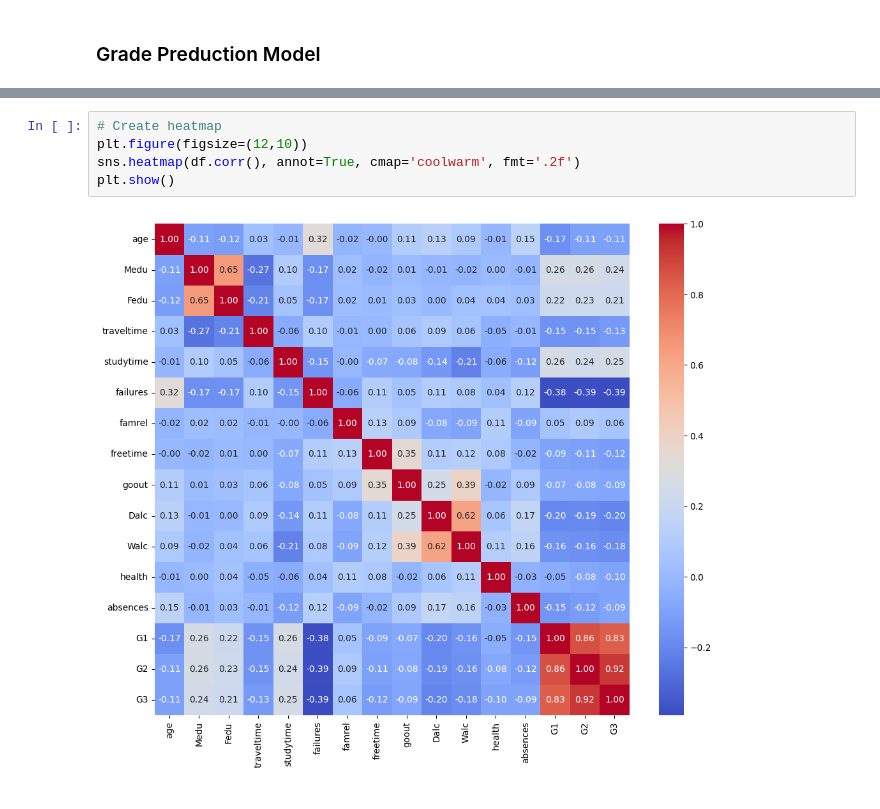
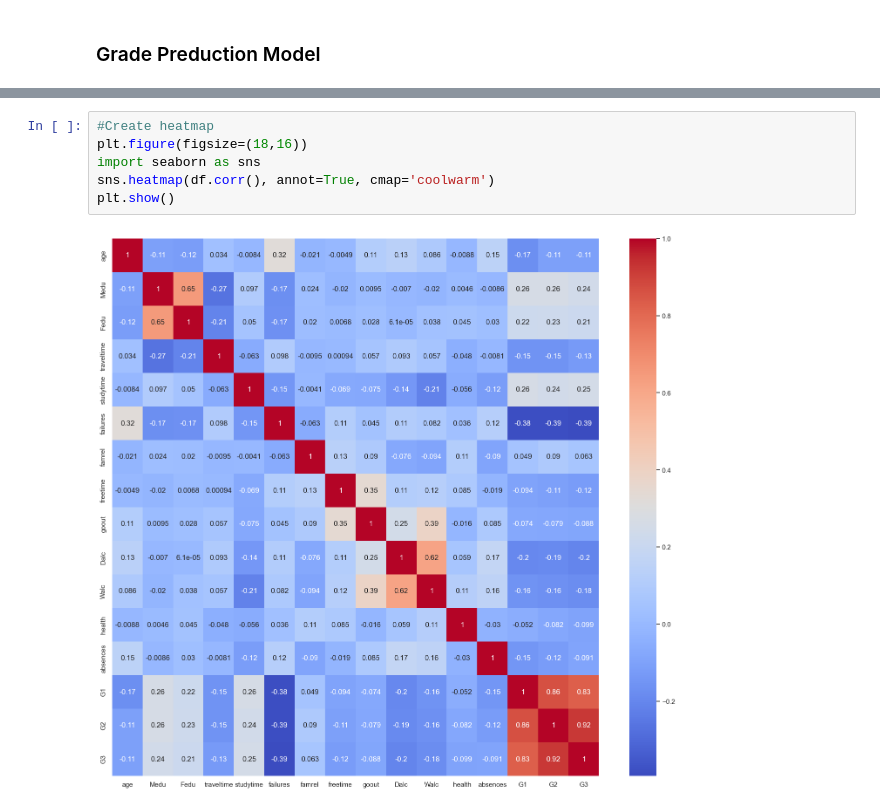
Before and after one commit to Matdrox/grade-predictor, a Jupyter notebook: predictor.ipynb, the cells around one changed output, grey strips where cells are left out. Cells and saved outputs as stored; diff of their text form.

```diff
--- a/predictor.ipynb
+++ b/predictor.ipynb
@@ -60,10 +17,11 @@ Name: G3, dtype: float64
 # %%
-# Create heatmap
-plt.figure(figsize=(12,10))
-sns.heatmap(df.corr(), annot=True, cmap='coolwarm', fmt='.2f')
+#Create heatmap
+plt.figure(figsize=(18,16))
+import seaborn as sns
+sns.heatmap(df.corr(), annot=True, cmap='coolwarm')
 plt.show()
 # %% [output]
-[figure, old version]
+[figure, new version]
 # %%
 df.isnull().any()
 # %% [output]
```
Also changed, not shown: parts of 10 cells of this notebook, 3 other files.
